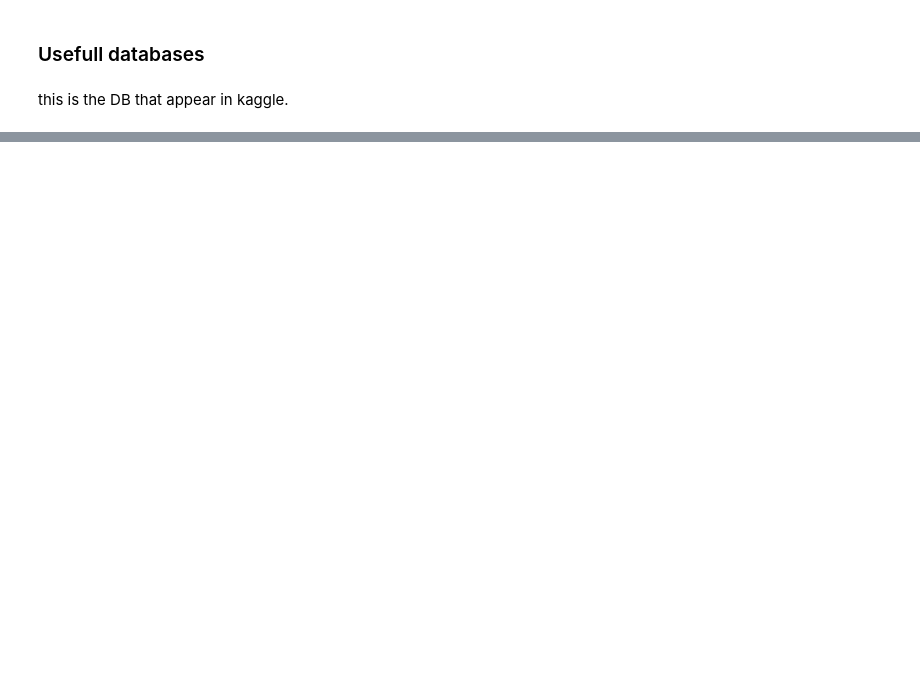
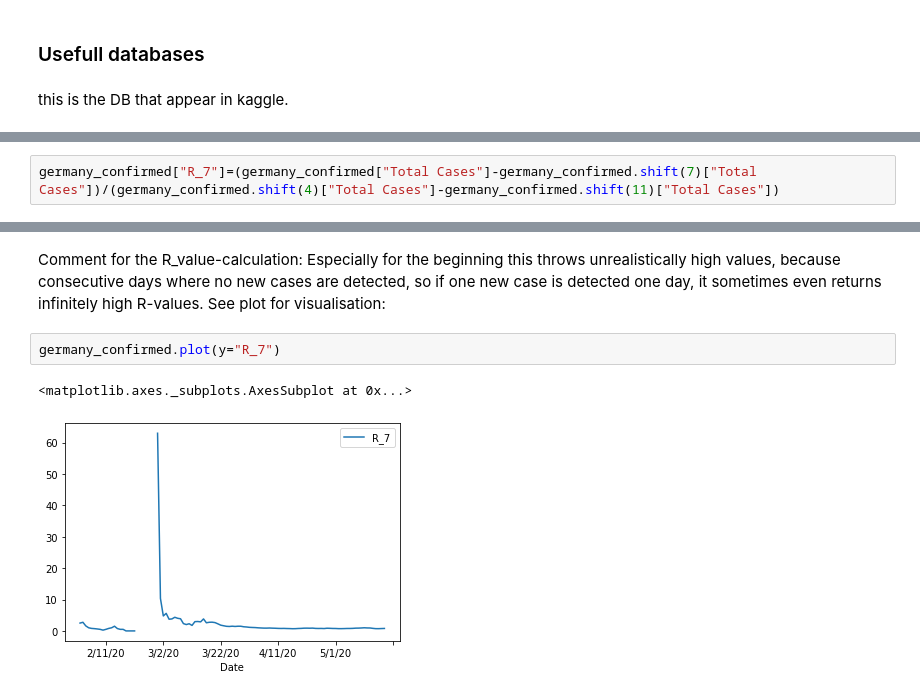
Before and after one commit to rechavar/pyCovid_TechLabsProj, a Jupyter notebook: TechLabs__finalProject.ipynb, the cells around one changed output, grey strips where cells are left out. Saved outputs shown, nothing was run; the diff lists cells and outputs as text; blank space fills up the shorter version.

```diff
--- a/TechLabs__finalProject.ipynb
+++ b/TechLabs__finalProject.ipynb
@@ -36,0 +145,2 @@ data.head(10)
+# %%
+germany_confirmed["R_7"]=(germany_confirmed["Total Cases"]-germany_confirmed.shift(7)["Total Cases"])/(germany_confirmed.shift(4)["Total Cases"]-germany_confirmed.shift(11)["Total Cases"])
@@ -36,0 +157,7 @@ data.head(10)
+# %% [markdown]
+Comment for the R_value-calculation: Especially for the beginning this throws unrealistically high values, because consecutive days where no new cases are detected, so if one new case is detected one day, it sometimes even returns infinitely high R-values. See plot for visualisation:
+# %%
+germany_confirmed.plot(y="R_7")
+# %% [output]
+<matplotlib.axes._subplots.AxesSubplot at 0x...>
+[figure, added]
```
Also changed, not shown: parts of 30 cells of this notebook.
